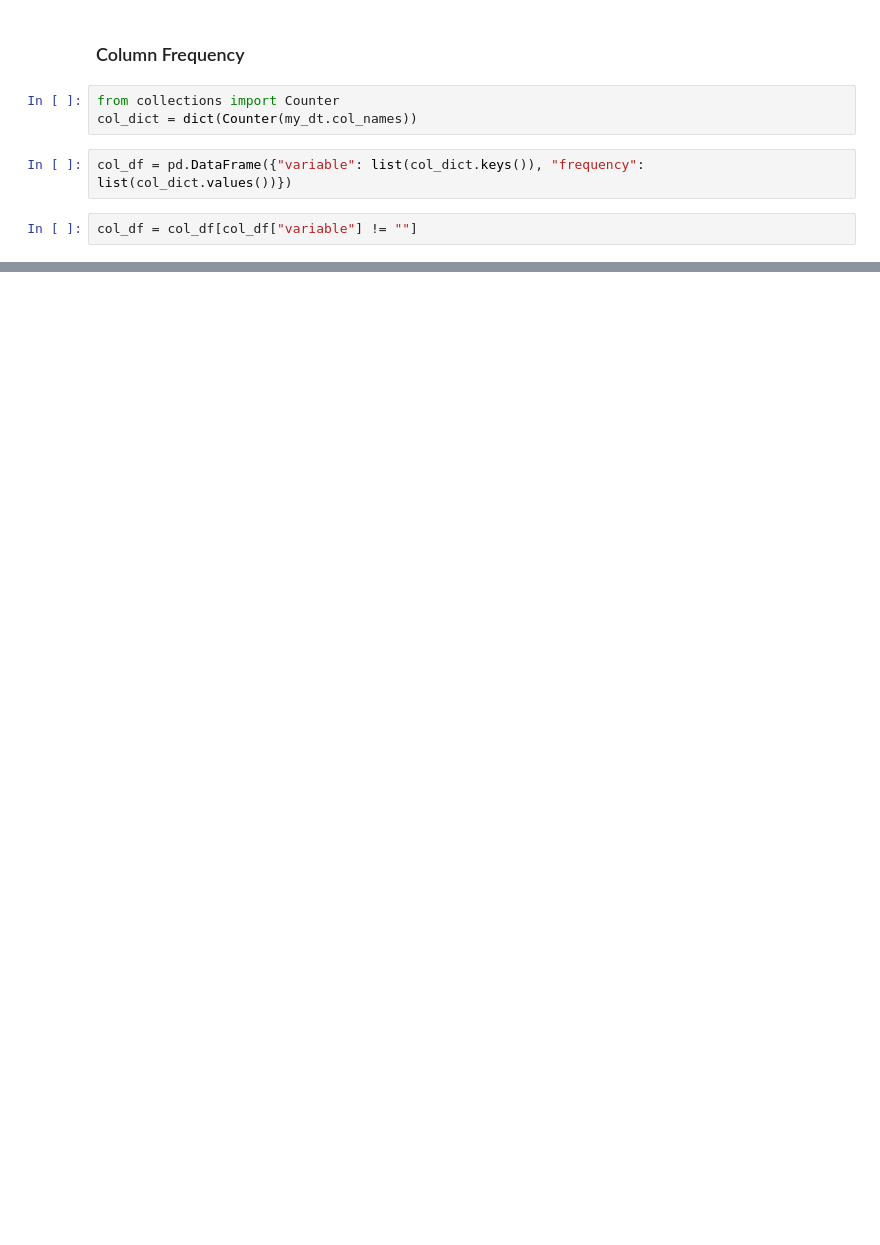
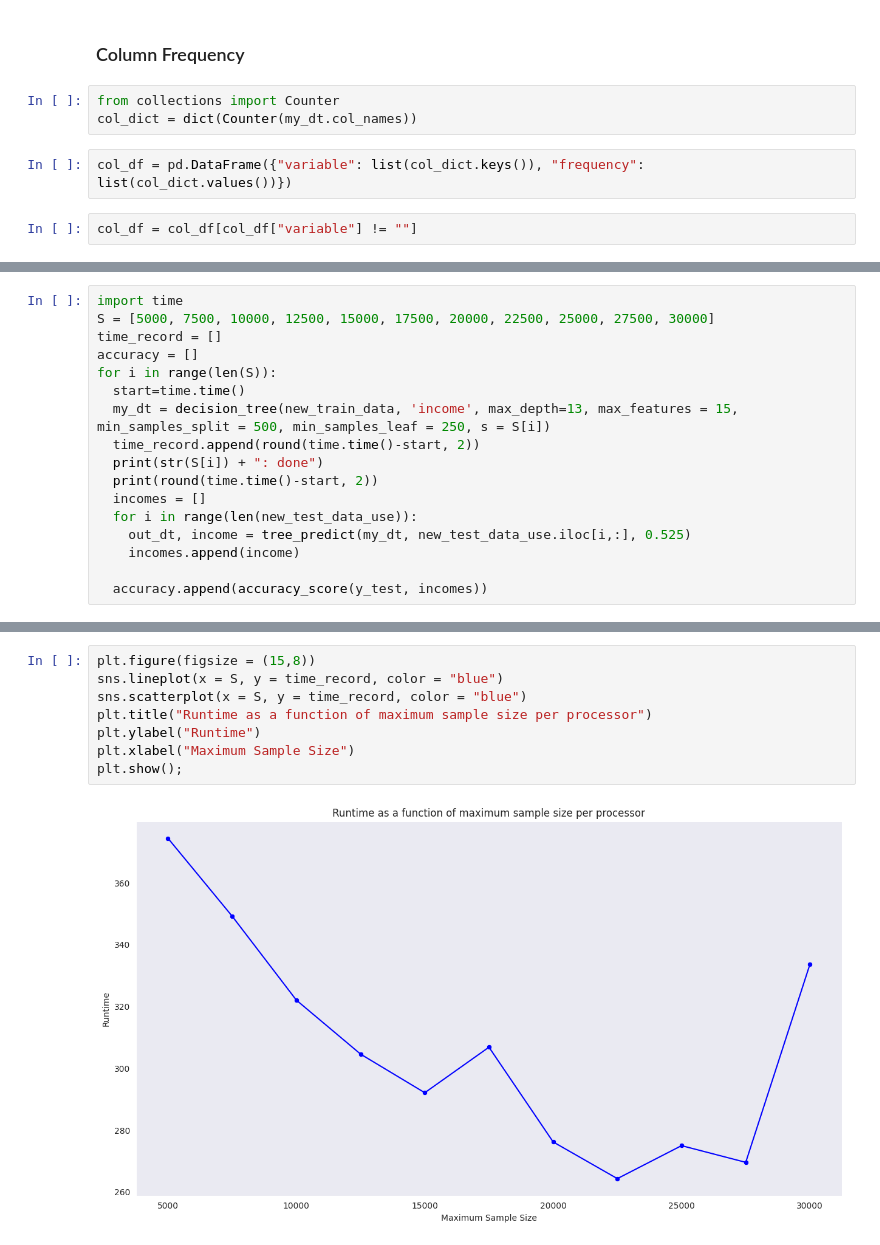
Before and after one commit to alvinnebula/DecisionTree_MapReduce, a Jupyter notebook: DecisionTreeClassifierMapReduce_SyntheticData.ipynb, the cells around one changed output, grey strips where cells are left out. Drawn from its saved outputs; the diff is of its cells as text; blank space fills up the shorter version.

```diff
--- a/DecisionTreeClassifierMapReduce_SyntheticData.ipynb
+++ b/DecisionTreeClassifierMapReduce_SyntheticData.ipynb
@@ -836,0 +852,17 @@ col_df
+# %%
+import time
+S = [5000, 7500, 10000, 12500, 15000, 17500, 20000, 22500, 25000, 27500, 30000]
+time_record = []
+accuracy = []
+for i in range(len(S)):
+  start=time.time()
+  my_dt = decision_tree(new_train_data, 'income', max_depth=13, max_features = 15, min_samples_split = 500, min_samples_leaf = 250, s = S[i])
+  time_record.append(round(time.time()-start, 2))
+  print(str(S[i]) + ": done")
+  print(round(time.time()-start, 2))
+  incomes = []
+  for i in range(len(new_test_data_use)):
+    out_dt, income = tree_predict(my_dt, new_test_data_use.iloc[i,:], 0.525)
+    incomes.append(income)
+
+  accuracy.append(accuracy_score(y_test, incomes))
@@ -836,0 +907,10 @@ col_df
+# %%
+plt.figure(figsize = (15,8))
+sns.lineplot(x = S, y = time_record, color = "blue")
+sns.scatterplot(x = S, y = time_record, color = "blue")
+plt.title("Runtime as a function of maximum sample size per processor")
+plt.ylabel("Runtime")
+plt.xlabel("Maximum Sample Size")
+plt.show();
+# %% [output]
+[figure, added]
```
Also changed, not shown: parts of 34 cells of this notebook.
